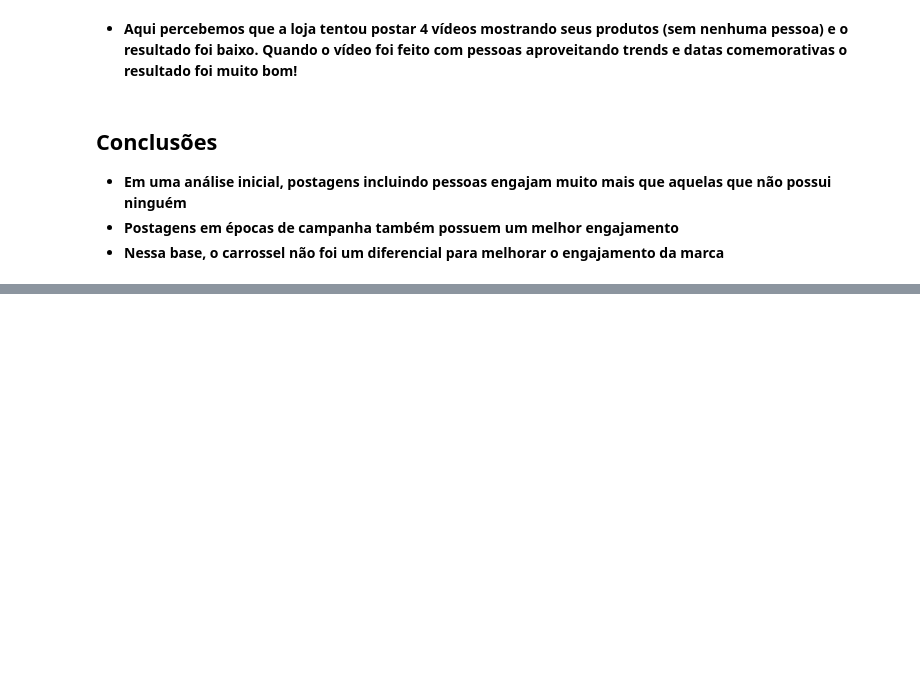
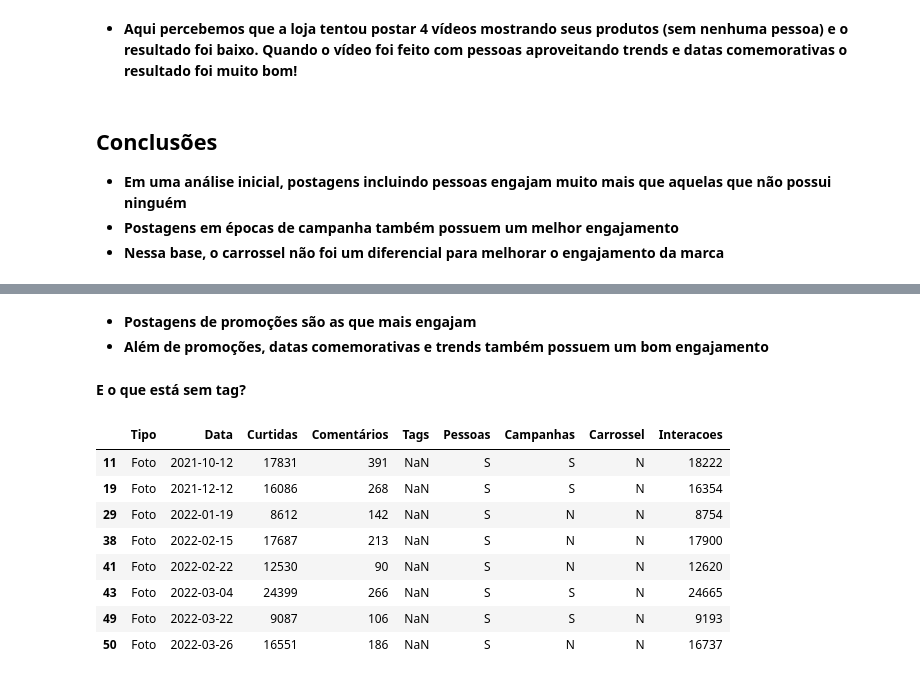
Before and after one commit to andrewyamagata/DADOS, a Jupyter notebook: Aula03AnaliseEngajamento.ipynb, the cells around one changed output, grey strips where cells are left out. Drawn from its saved outputs; the diff is of its cells as text; code cells hidden in the pictures; blank space fills up the shorter version.

```diff
--- a/Aula03AnaliseEngajamento.ipynb
+++ b/Aula03AnaliseEngajamento.ipynb
@@ -440,0 +495,6 @@ base[base.Tipo == "Vídeo"]
+# %%
+# Vamos usar isso para a nossa coluna "Tags"
+# Transformando a coluna Tags em uma lista de tags
+
+base.Tags = base.Tags.str.split("/")
+base.head()
@@ -440,0 +547,4 @@ base[base.Tipo == "Vídeo"]
+# %%
+# Separando a coluna Tag em 1 linha para cada elemento da lista
+base = base.explode('Tags')
+base.head()
@@ -440,0 +603,19 @@ base[base.Tipo == "Vídeo"]
+# %% [markdown]
+- **Postagens de promoções são as que mais engajam**
+- **Além de promoções, datas comemorativas e trends também possuem um bom engajamento**
+# %% [markdown]
+**E o que está sem tag?**
+# %%
+# Filtrando valores sem tag
+
+base[base.Tags.isnull()]
+# %% [output]
+|  | Tipo | Data | Curtidas | Comentários | Tags | Pessoas | Campanhas | Carrossel | Interacoes |
+| 11 | Foto | 2021-10-12 | 17831 | 391 | NaN | S | S | N | 18222 |
+| 19 | Foto | 2021-12-12 | 16086 | 268 | NaN | S | S | N | 16354 |
+| 29 | Foto | 2022-01-19 | 8612 | 142 | NaN | S | N | N | 8754 |
+| 38 | Foto | 2022-02-15 | 17687 | 213 | NaN | S | N | N | 17900 |
+| 41 | Foto | 2022-02-22 | 12530 | 90 | NaN | S | N | N | 12620 |
+| 43 | Foto | 2022-03-04 | 24399 | 266 | NaN | S | S | N | 24665 |
+| 49 | Foto | 2022-03-22 | 9087 | 106 | NaN | S | S | N | 9193 |
+| 50 | Foto | 2022-03-26 | 16551 | 186 | NaN | S | N | N | 16737 |
```
Also changed, not shown: parts of 31 cells of this notebook.
